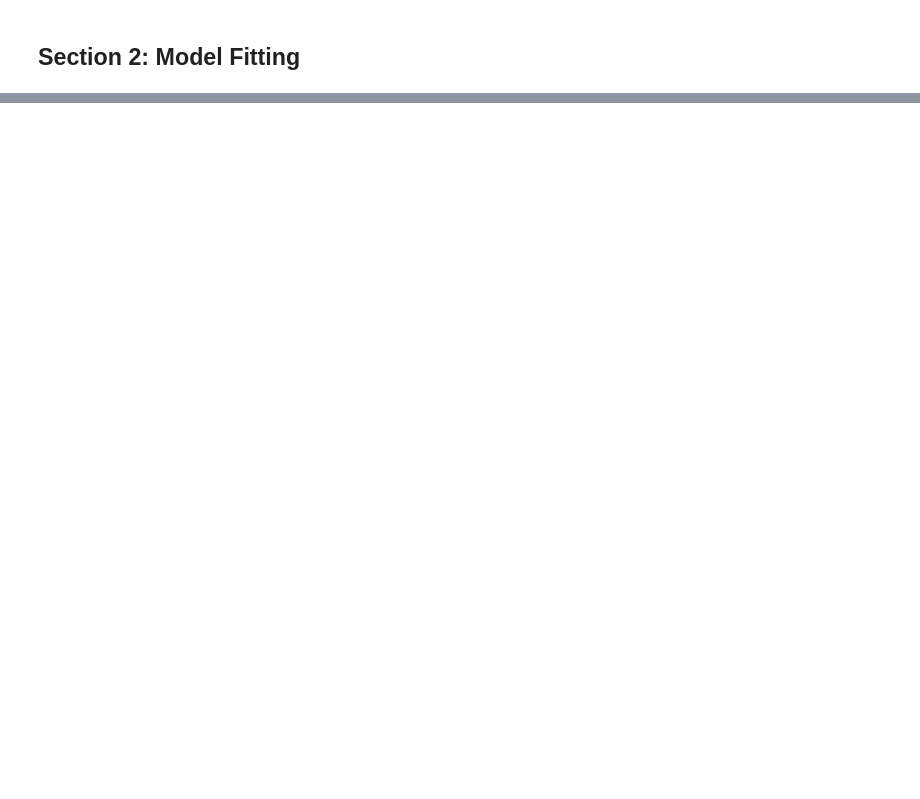
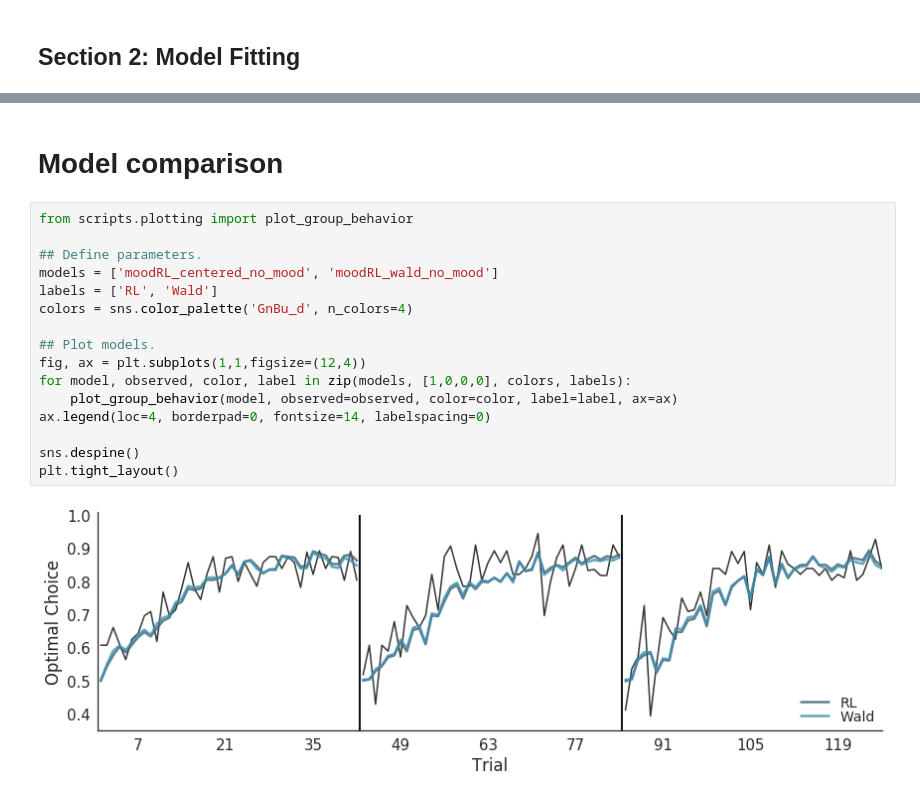
Before and after one commit to szorowi1/pni-rotations, a Jupyter notebook: 6_waldRL.ipynb, the cells around one changed output, grey strips where cells are left out. Saved outputs shown, nothing was run; the diff lists cells and outputs as text; blank space fills up the shorter version.

```diff
--- a/6_waldRL.ipynb
+++ b/6_waldRL.ipynb
@@ -390,0 +455,20 @@ if model_name:
+# %% [markdown]
+# Model comparison
+# %%
+from scripts.plotting import plot_group_behavior
+
+## Define parameters.
+models = ['moodRL_centered_no_mood', 'moodRL_wald_no_mood']
+labels = ['RL', 'Wald']
+colors = sns.color_palette('GnBu_d', n_colors=4)
+
+## Plot models.
+fig, ax = plt.subplots(1,1,figsize=(12,4))
+for model, observed, color, label in zip(models, [1,0,0,0], colors, labels):
+    plot_group_behavior(model, observed=observed, color=color, label=label, ax=ax)
+ax.legend(loc=4, borderpad=0, fontsize=14, labelspacing=0)
+
+sns.despine()
+plt.tight_layout()
+# %% [output]
+[figure, added]
```
Also changed, not shown: parts of 8 cells of this notebook, 6 other files.
